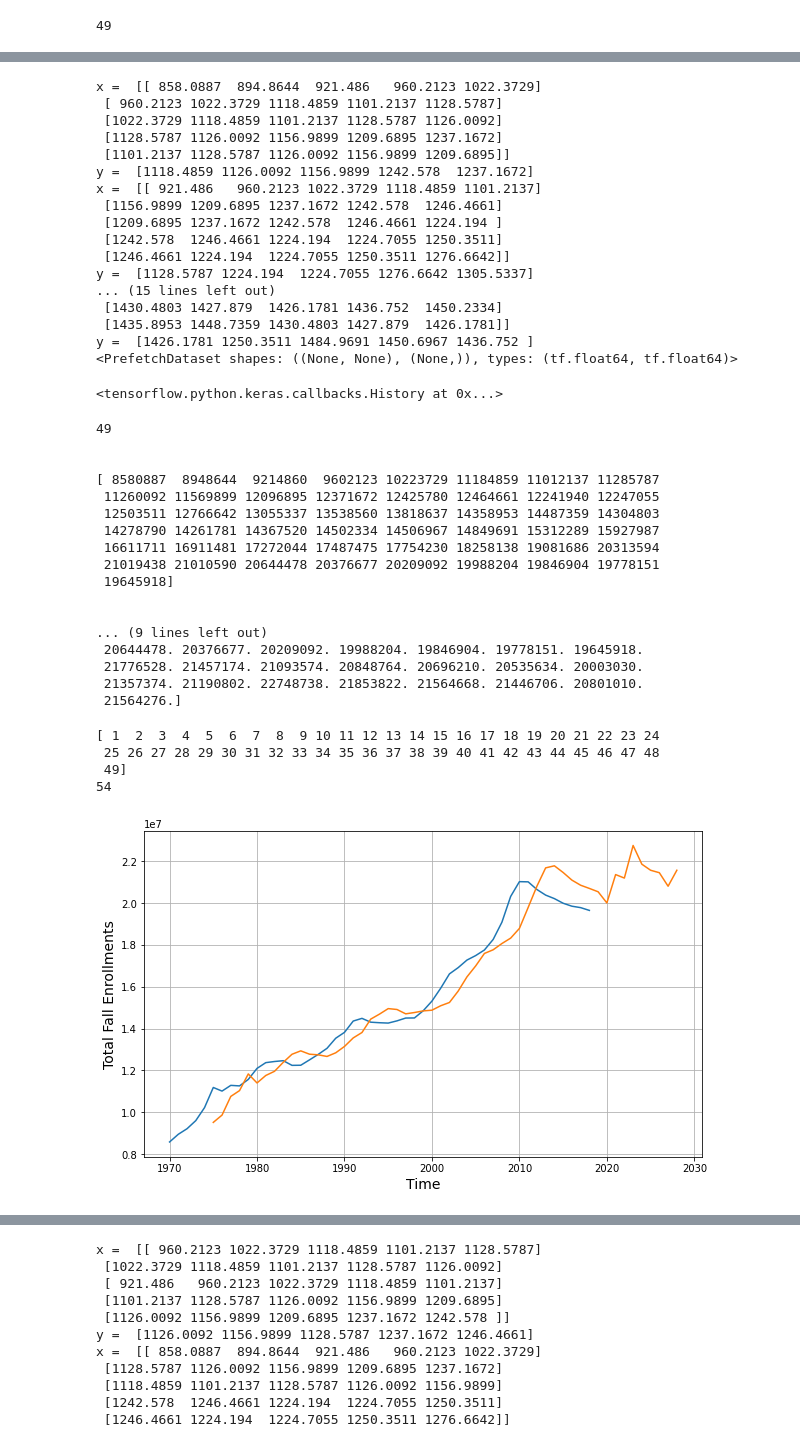
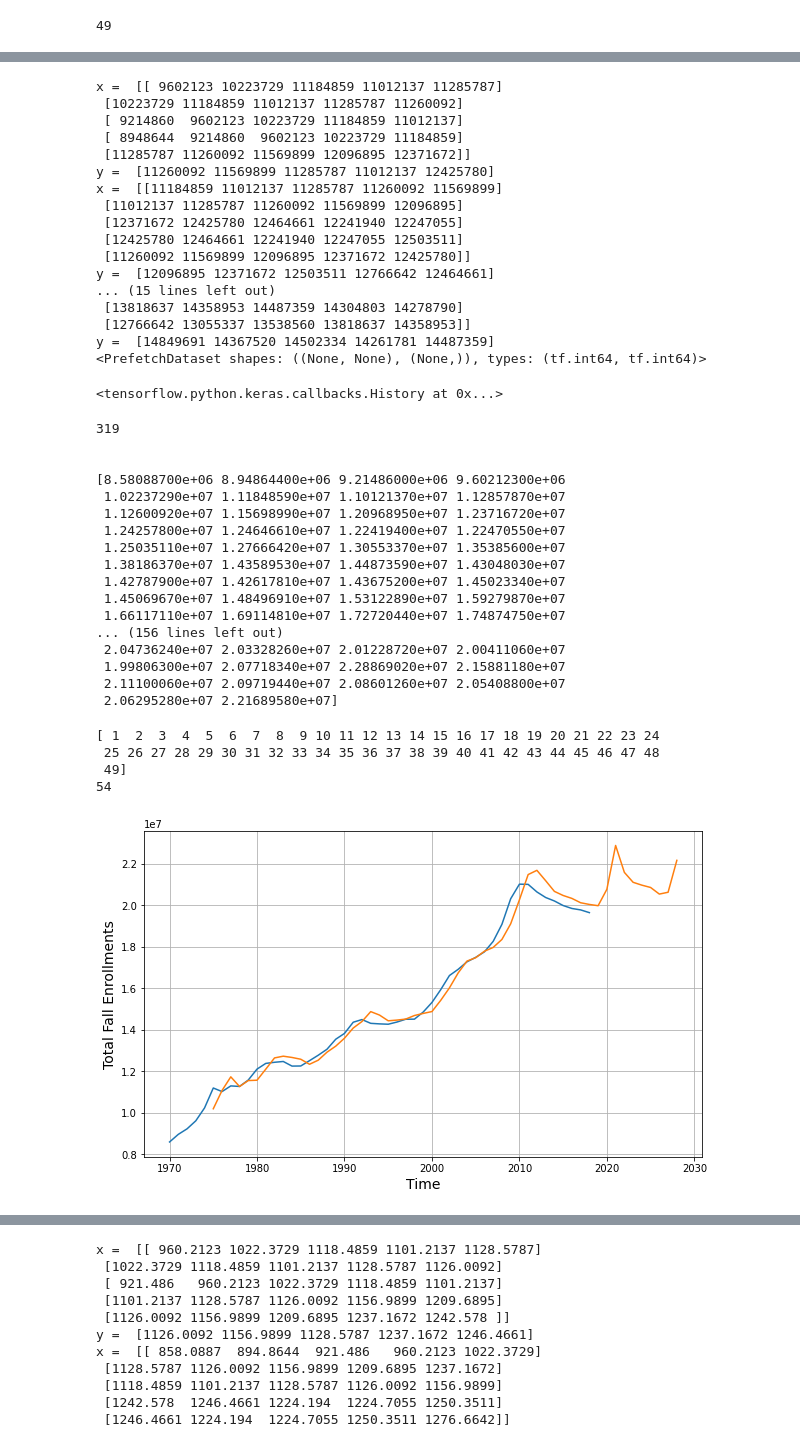
Before and after one commit to Vineet2107/HSO201_CourseProject, a Jupyter notebook: HSO_Arush_2.ipynb, the cells around one changed output, grey strips where cells are left out. Drawn from its saved outputs; the diff is of its cells as text; code cells hidden in the pictures.

```diff
--- a/HSO_Arush_2.ipynb
+++ b/HSO_Arush_2.ipynb
@@ -739,8 +739,10 @@ total_time_size
 # %%
 split_time = 30
 time_train = time[: split_time]
-x_train = series[: split_time]/10000.000
+# x_train = series[: split_time]/10000.000
+x_train = series[: split_time]
 time_val = time[split_time :]
-x_val = series[split_time :]/10000.000
+# x_val = series[split_time :]/10000.000
+x_val = series[split_time :]
 print(x_train)
 # %% [output]
@@ -810,25 +811,25 @@ model = tf.keras.models.Sequential([
 ])
 
 model.compile(loss = "mae", optimizer = tf.keras.optimizers.Adam(lr = 1e-3))
-model.fit(dataset, epochs = 300, verbose = 0)
+model.fit(dataset, epochs = 500, verbose = 0)
 # %% [output]
-x =  [[ 858.0887  894.8644  921.486   960.2123 1022.3729]
- [ 960.2123 1022.3729 1118.4859 1101.2137 1128.5787]
- [1022.3729 1118.4859 1101.2137 1128.5787 1126.0092]
- [1128.5787 1126.0092 1156.9899 1209.6895 1237.1672]
- [1101.2137 1128.5787 1126.0092 1156.9899 1209.6895]]
-y =  [1118.4859 1126.0092 1156.9899 1242.578  1237.1672]
-x =  [[ 921.486   960.2123 1022.3729 1118.4859 1101.2137]
- [1156.9899 1209.6895 1237.1672 1242.578  1246.4661]
- [1209.6895 1237.1672 1242.578  1246.4661 1224.194 ]
- [1242.578  1246.4661 1224.194  1224.7055 1250.3511]
- [1246.4661 1224.194  1224.7055 1250.3511 1276.6642]]
-y =  [1128.5787 1224.194  1224.7055 1276.6642 1305.5337]
+x =  [[ 9602123 10223729 11184859 11012137 11285787]
+ [10223729 11184859 11012137 11285787 11260092]
+ [ 9214860  9602123 10223729 11184859 11012137]
+ [ 8948644  9214860  9602123 10223729 11184859]
+ [11285787 11260092 11569899 12096895 12371672]]
+y =  [11260092 11569899 11285787 11012137 12425780]
+x =  [[11184859 11012137 11285787 11260092 11569899]
+ [11012137 11285787 11260092 11569899 12096895]
+ [12371672 12425780 12464661 12241940 12247055]
+ [12425780 12464661 12241940 12247055 12503511]
+ [11260092 11569899 12096895 12371672 12425780]]
+y =  [12096895 12371672 12503511 12766642 12464661]
 ... (15 lines left out)
- [1430.4803 1427.879  1426.1781 1436.752  1450.2334]
- [1435.8953 1448.7359 1430.4803 1427.879  1426.1781]]
-y =  [1426.1781 1250.3511 1484.9691 1450.6967 1436.752 ]
-<PrefetchDataset shapes: ((None, None), (None,)), types: (tf.float64, tf.float64)>
+ [13818637 14358953 14487359 14304803 14278790]
+ [12766642 13055337 13538560 13818637 14358953]]
+y =  [14849691 14367520 14502334 14261781 14487359]
+<PrefetchDataset shapes: ((None, None), (None,)), types: (tf.int64, tf.int64)>
 <tensorflow.python.keras.callbacks.History at 0x...>
 # %%
 forecast = []
@@ -850,44 +851,44 @@ print(len(series_to_edit))
 print('\n')
 print(series_to_edit)
 # forecast = forecast[split_time - window_size:]
-results = np.array(forecast)[:, 0, 0]/10000
+results = np.array(forecast)[:, 0, 0]
 
 # for tim in range(len(time) - window_size):
 #   forecast.append(model.predict(series[tim:tim + window_size][np.newaxis]))
 # %% [output]
-49
+319
 
 
-[ 8580887  8948644  9214860  9602123 10223729 11184859 11012137 11285787
- 11260092 11569899 12096895 12371672 12425780 12464661 12241940 12247055
- 12503511 12766642 13055337 13538560 13818637 14358953 14487359 14304803
- 14278790 14261781 14367520 14502334 14506967 14849691 15312289 15927987
- 16611711 16911481 17272044 17487475 17754230 18258138 19081686 20313594
- 21019438 21010590 20644478 20376677 20209092 19988204 19846904 19778151
- 19645918]
-
-
-... (9 lines left out)
- 20644478. 20376677. 20209092. 19988204. 19846904. 19778151. 19645918.
- 21776528. 21457174. 21093574. 20848764. 20696210. 20535634. 20003030.
- 21357374. 21190802. 22748738. 21853822. 21564668. 21446706. 20801010.
- 21564276.]
+[8.58088700e+06 8.94864400e+06 9.21486000e+06 9.60212300e+06
+ 1.02237290e+07 1.11848590e+07 1.10121370e+07 1.12857870e+07
+ 1.12600920e+07 1.15698990e+07 1.20968950e+07 1.23716720e+07
+ 1.24257800e+07 1.24646610e+07 1.22419400e+07 1.22470550e+07
+ 1.25035110e+07 1.27666420e+07 1.30553370e+07 1.35385600e+07
+ 1.38186370e+07 1.43589530e+07 1.44873590e+07 1.43048030e+07
+ 1.42787900e+07 1.42617810e+07 1.43675200e+07 1.45023340e+07
+ 1.45069670e+07 1.48496910e+07 1.53122890e+07 1.59279870e+07
+ 1.66117110e+07 1.69114810e+07 1.72720440e+07 1.74874750e+07
+... (156 lines left out)
+ 2.04736240e+07 2.03328260e+07 2.01228720e+07 2.00411060e+07
+ 1.99806300e+07 2.07718340e+07 2.28869020e+07 2.15881180e+07
+ 2.11100060e+07 2.09719440e+07 2.08601260e+07 2.05408800e+07
+ 2.06295280e+07 2.21689580e+07]
 # %%
 plt.figure(figsize = (10,6))
 
 plot_series(range(1970, 2019), series)
 # plot_series(range(1970, 2029, 1), series_to_edit)
-plot_series(range(1975, 2029), results*10000)
+plot_series(range(1975, 2029), results)
 plt.xticks = [range(1970, 2018, 2)]
 plt.ylabel('Total Fall Enrollments')
 print(time)
 print(len(forecast))
 # %% [output]
 [ 1  2  3  4  5  6  7  8  9 10 11 12 13 14 15 16 17 18 19 20 21 22 23 24
  25 26 27 28 29 30 31 32 33 34 35 36 37 38 39 40 41 42 43 44 45 46 47 48
  49]
 54
-[figure, old version]
+[figure, new version]
 # %%
 tf.keras.metrics.mean_absolute_error(series[5:]/10000, results[:-10]).numpy()
 # %% [output]
```
Also changed, not shown: parts of 7 cells of this notebook.
